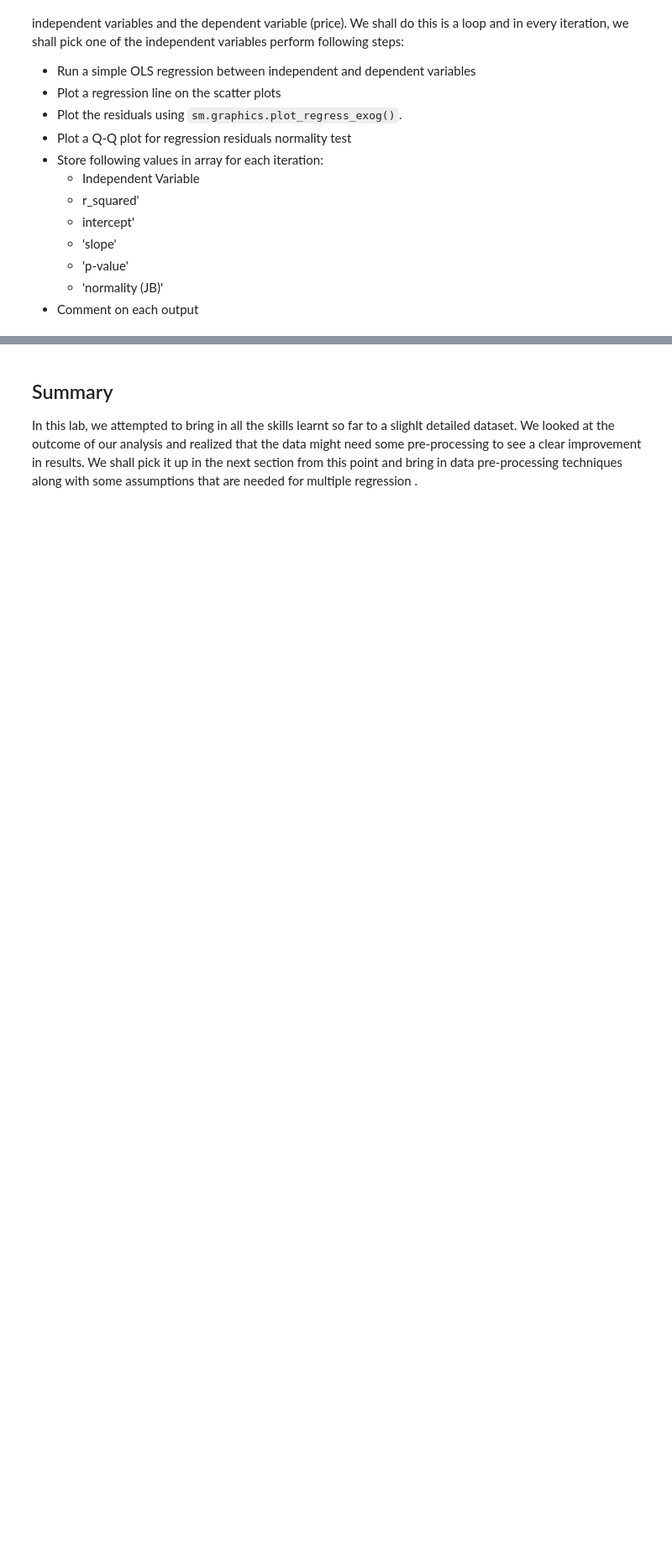
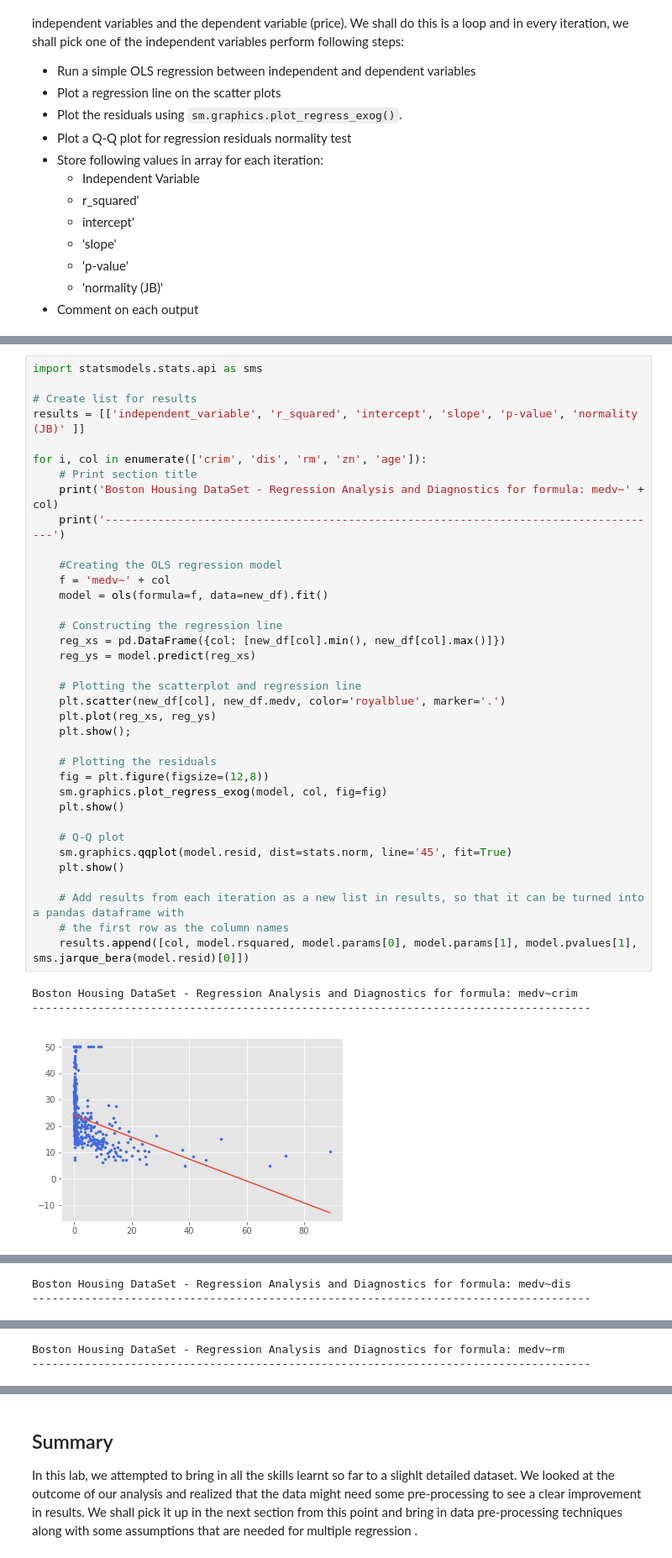
Before and after one commit to L-Lewis/dsc-01-10-16-regression-EOD-Lab-online-ds-ft-011419, a Jupyter notebook: index.ipynb, the cells around one changed output, grey strips where cells are left out. Shown at 84% size. Cells and saved outputs as stored; diff of their text form; blank space fills up the shorter version.

```diff
--- a/index.ipynb
+++ b/index.ipynb
@@ -147,0 +147,40 @@ Boston Housing DataSet - Regression Analysis and Diagnostics for formula: medv~r
+# %%
+import statsmodels.stats.api as sms
+
+# Create list for results
+results = [['independent_variable', 'r_squared', 'intercept', 'slope', 'p-value', 'normality (JB)' ]]
+
+for i, col in enumerate(['crim', 'dis', 'rm', 'zn', 'age']):
+    # Print section title
+    print('Boston Housing DataSet - Regression Analysis and Diagnostics for formula: medv~' + col)
+    print('-------------------------------------------------------------------------------------')
+
+    #Creating the OLS regression model
+    f = 'medv~' + col
+    model = ols(formula=f, data=new_df).fit()
+
+    # Constructing the regression line
+    reg_xs = pd.DataFrame({col: [new_df[col].min(), new_df[col].max()]})
+    reg_ys = model.predict(reg_xs)
+
+    # Plotting the scatterplot and regression line
+    plt.scatter(new_df[col], new_df.medv, color='royalblue', marker='.')
+    plt.plot(reg_xs, reg_ys)
+    plt.show();
+
+    # Plotting the residuals
+    fig = plt.figure(figsize=(12,8))
+    sm.graphics.plot_regress_exog(model, col, fig=fig)
+    plt.show()
+
+    # Q-Q plot
+    sm.graphics.qqplot(model.resid, dist=stats.norm, line='45', fit=True)
+    plt.show()
+
+    # Add results from each iteration as a new list in results, so that it can be turned into a pandas dataframe with
+    # the first row as the column names
+    results.append([col, model.rsquared, model.params[0], model.params[1], model.pvalues[1], sms.jarque_bera(model.resid)[0]])
+# %% [output]
+Boston Housing DataSet - Regression Analysis and Diagnostics for formula: medv~crim
+-------------------------------------------------------------------------------------
+[figure, added]
@@ -147,0 +189,2 @@ Boston Housing DataSet - Regression Analysis and Diagnostics for formula: medv~r
+Boston Housing DataSet - Regression Analysis and Diagnostics for formula: medv~dis
+-------------------------------------------------------------------------------------
@@ -147,0 +194,2 @@ Boston Housing DataSet - Regression Analysis and Diagnostics for formula: medv~r
+Boston Housing DataSet - Regression Analysis and Diagnostics for formula: medv~rm
+-------------------------------------------------------------------------------------
```
Also changed, not shown: parts of 10 cells of this notebook.
